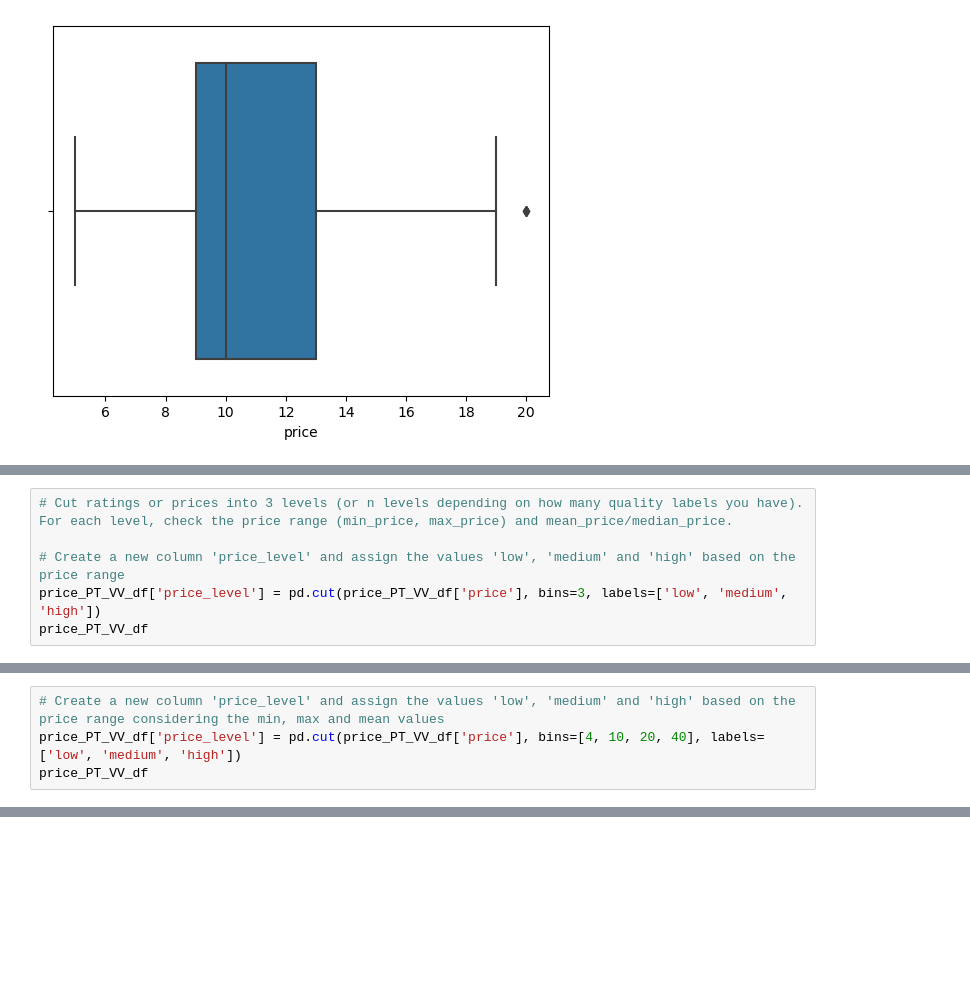
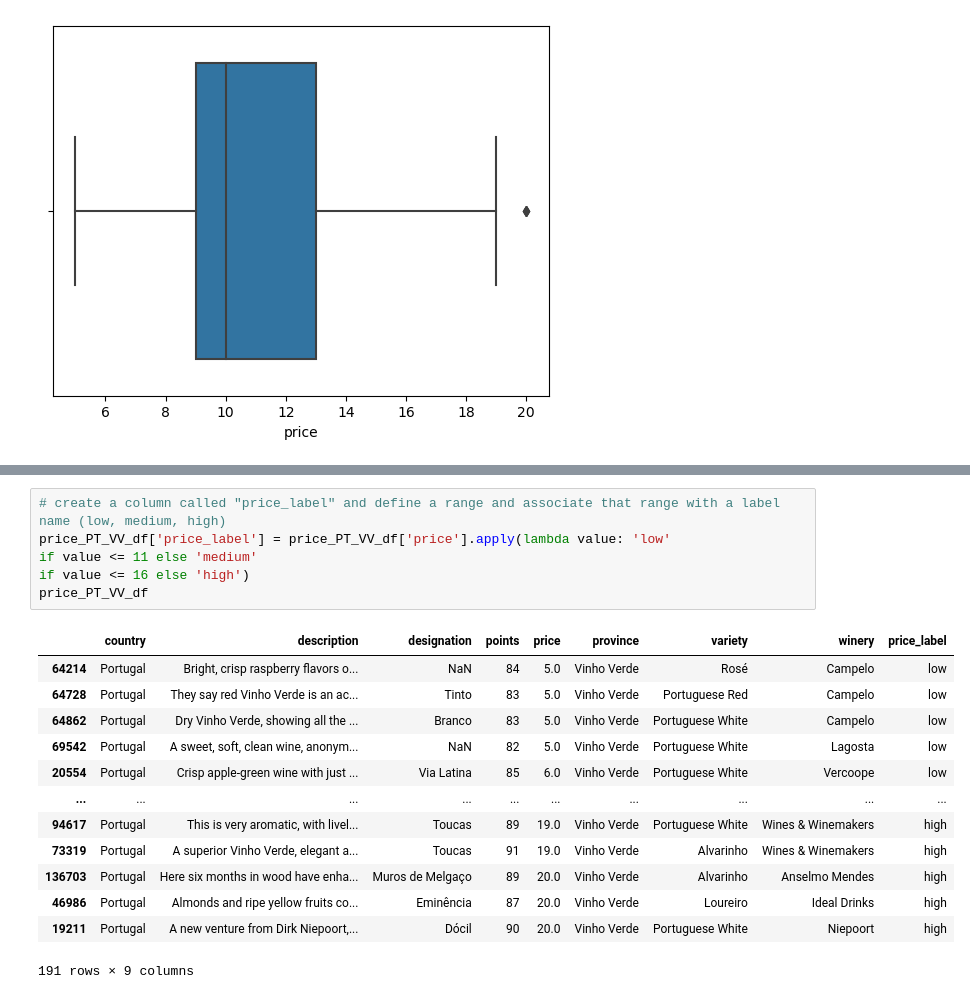
Before and after one commit to MaxLopezSalgado/wine_quality, a Jupyter notebook: wine_price_predictor.ipynb, the cells around one changed output, grey strips where cells are left out. Saved outputs shown, nothing was run; the diff lists cells and outputs as text; blank space fills up the shorter version.

```diff
--- a/wine_price_predictor.ipynb
+++ b/wine_price_predictor.ipynb
@@ -241,6 +240,0 @@ plt.show()
-# %%
-# Cut ratings or prices into 3 levels (or n levels depending on how many quality labels you have). For each level, check the price range (min_price, max_price) and mean_price/median_price.
-
-# Create a new column 'price_level' and assign the values 'low', 'medium' and 'high' based on the price range
-price_PT_VV_df['price_level'] = pd.cut(price_PT_VV_df['price'], bins=3, labels=['low', 'medium', 'high'])
-price_PT_VV_df
@@ -271,4 +240,0 @@ price_PT_VV_df['price'].max() - price_PT_VV_df['price'].min()
-# %%
-# Create a new column 'price_level' and assign the values 'low', 'medium' and 'high' based on the price range considering the min, max and mean values
-price_PT_VV_df['price_level'] = pd.cut(price_PT_VV_df['price'], bins=[4, 10, 20, 40], labels=['low', 'medium', 'high'])
-price_PT_VV_df
@@ -293,0 +241,20 @@ See the caveats in the documentation: https://pandas.pydata.org/pandas-docs/stab
+# %%
+# create a column called "price_label" and define a range and associate that range with a label name (low, medium, high)
+price_PT_VV_df['price_label'] = price_PT_VV_df['price'].apply(lambda value: 'low'
+if value <= 11 else 'medium'
+if value <= 16 else 'high')
+price_PT_VV_df
+# %% [output]
+|  | country | description | designation | points | price | province | variety | winery | price_label |
+| 64214 | Portugal | Bright, crisp raspberry flavors o... | NaN | 84 | 5.0 | Vinho Verde | Rosé | Campelo | low |
+| 64728 | Portugal | They say red Vinho Verde is an ac... | Tinto | 83 | 5.0 | Vinho Verde | Portuguese Red | Campelo | low |
+| 64862 | Portugal | Dry Vinho Verde, showing all the ... | Branco | 83 | 5.0 | Vinho Verde | Portuguese White | Campelo | low |
+| 69542 | Portugal | A sweet, soft, clean wine, anonym... | NaN | 82 | 5.0 | Vinho Verde | Portuguese White | Lagosta | low |
+| 20554 | Portugal | Crisp apple-green wine with just ... | Via Latina | 85 | 6.0 | Vinho Verde | Portuguese White | Vercoope | low |
+| ... | ... | ... | ... | ... | ... | ... | ... | ... | ... |
+| 94617 | Portugal | This is very aromatic, with livel... | Toucas | 89 | 19.0 | Vinho Verde | Portuguese White | Wines & Winemakers | high |
+| 73319 | Portugal | A superior Vinho Verde, elegant a... | Toucas | 91 | 19.0 | Vinho Verde | Alvarinho | Wines & Winemakers | high |
+| 136703 | Portugal | Here six months in wood have enha... | Muros de Melgaço | 89 | 20.0 | Vinho Verde | Alvarinho | Anselmo Mendes | high |
+| 46986 | Portugal | Almonds and ripe yellow fruits co... | Eminência | 87 | 20.0 | Vinho Verde | Loureiro | Ideal Drinks | high |
+| 19211 | Portugal | A new venture from Dirk Niepoort,... | Dócil | 90 | 20.0 | Vinho Verde | Portuguese White | Niepoort | high |
+191 rows × 9 columns
```
Also changed, not shown: parts of 4 cells of this notebook.
